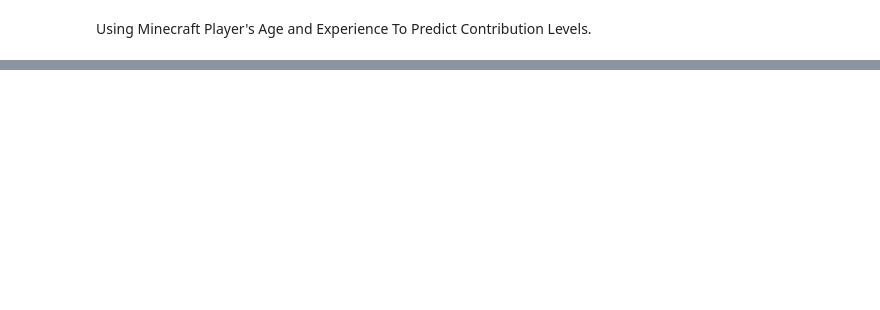
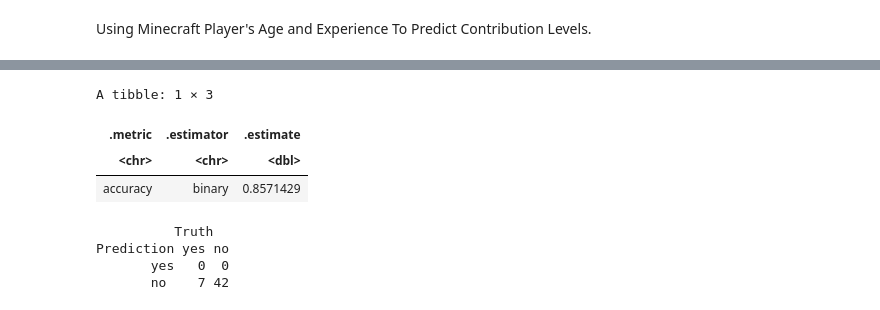
Before and after one commit to jessicatran17/dsci100_project_report, a Jupyter notebook: dsci100_project_report.ipynb, the cells around one changed output, grey strips where cells are left out. Drawn from its saved outputs; the diff is of its cells as text; code cells hidden in the pictures; blank space fills up the shorter version.

```diff
--- a/dsci100_project_report.ipynb
+++ b/dsci100_project_report.ipynb
@@ -32,0 +87,11 @@ ERROR: Error: 'players.csv' does not exist in current working directory ('/home/
+# %%
+#Clean up data
+#Create new column called high_contributor based on the total hours player. If it is over 2 hours, players are considered high contributors.
+#Assign numbers to experience level to simplfy data analysis.
+#Select relevant columns and drop any NA in data.
+mc_data <- players |>
+    mutate(high_contributor = factor(played_hours < 2, labels = c("yes", "no")),
+    experience_num = case_when(experience == "Amateur" ~ 1, experience== "Beginner" ~ 2, experience == "Regular" ~ 3, experience == "Pro" ~ 4, experience == "Veteran" ~ 5)) |>
+    select(age, high_contributor, experience_num) |>
+    drop_na()
+mc_data
@@ -32,0 +188,17 @@ ERROR: Error: 'players.csv' does not exist in current working directory ('/home/
+# %%
+player_recipe <- recipe(high_contributor ~ age + experience_num, data=mc_train) |>
+    step_scale(all_predictors()) |>
+    step_center(all_predictors())
+
+player_spec <- nearest_neighbor(weight_func="rectangular", neighbor=5) |>
+    set_engine("kknn") |>
+    set_mode("classification")
+
+player_fit <- workflow() |>
+    add_recipe(player_recipe) |>
+    add_model(player_spec) |>
+    fit(data=mc_train)
+player_fit
+
+mc_prediction <- predict(player_fit, mc_test) |>
+    bind_cols(mc_test)
@@ -32,0 +225,19 @@ ERROR: Error: 'players.csv' does not exist in current working directory ('/home/
+# %%
+contributor_test_prediction <- mc_prediction |>
+    metrics(truth=high_contributor, estimate=.pred_class) |>
+    filter(.metric=="accuracy")
+contributor_test_prediction
+# %% [output]
+A tibble: 1 × 3
+| .metric | .estimator | .estimate |
+| <chr> | <chr> | <dbl> |
+| accuracy | binary | 0.8571429 |
+# %%
+conf_mat <- mc_prediction |>
+    conf_mat(truth=high_contributor, estimate=.pred_class)
+conf_mat
+# %% [output]
+          Truth
+Prediction yes no
+       yes   0  0
+       no    7 42
```
Also changed, not shown: parts of 13 cells of this notebook.
